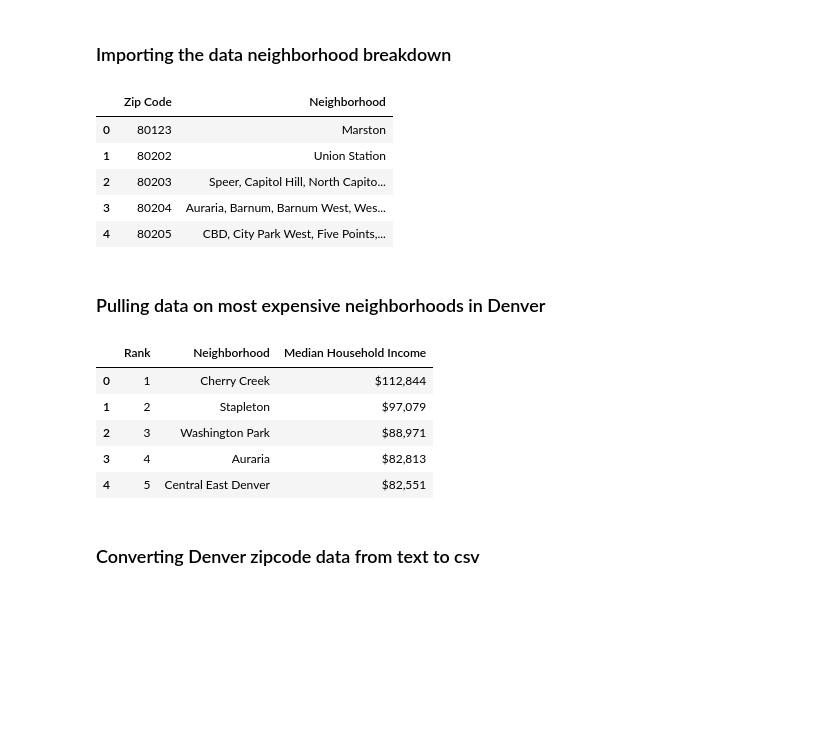
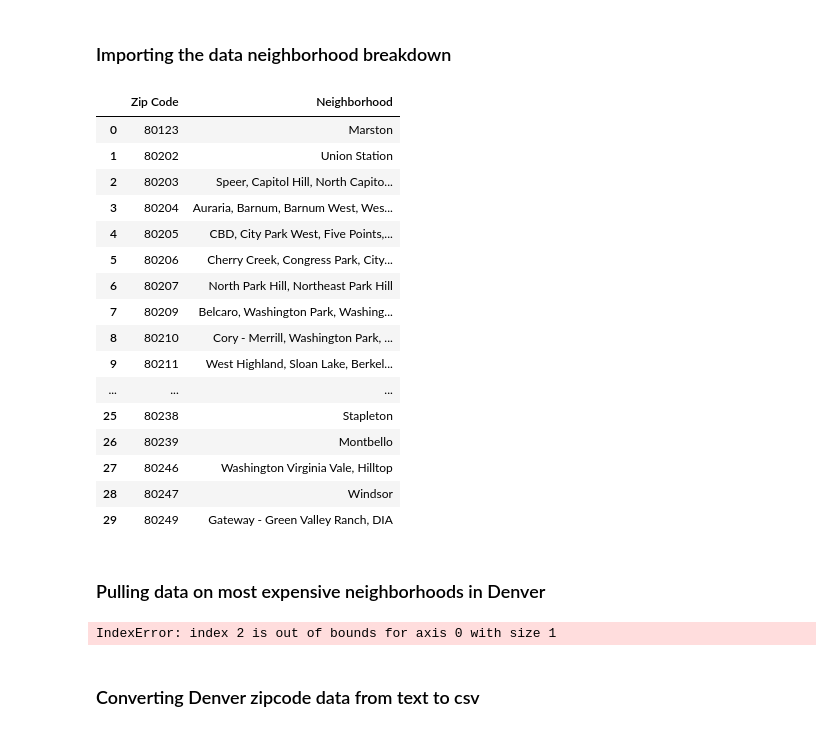
Before and after one commit to strange1120/battle-of-the-neighborhoods, a Jupyter notebook: battle-of-the-neighborhoods-denver.ipynb, the cells around one changed output. Cells and saved outputs as stored; diff of their text form; code cells hidden in the pictures; blank space fills up the shorter version.

Commit message:
found better source for average cost of living data now trying to transpose the data frame

```diff
--- a/battle-of-the-neighborhoods-denver.ipynb
+++ b/battle-of-the-neighborhoods-denver.ipynb
@@ -63,14 +63,25 @@ active_biz_licenses_data.head()
 ### Importing the data neighborhood breakdown
 # %%
 denver_neighborhoods = pd.read_csv('zips_neighborhoods.csv')
-denver_neighborhoods.head()
+denver_neighborhoods
 # %% [output]
 |  | Zip Code | Neighborhood |
 | 0 | 80123 | Marston |
 | 1 | 80202 | Union Station |
 | 2 | 80203 | Speer, Capitol Hill, North Capito... |
 | 3 | 80204 | Auraria, Barnum, Barnum West, Wes... |
 | 4 | 80205 | CBD, City Park West, Five Points,... |
+| 5 | 80206 | Cherry Creek, Congress Park, City... |
+| 6 | 80207 | North Park Hill, Northeast Park Hill |
+| 7 | 80209 | Belcaro, Washington Park, Washing... |
+| 8 | 80210 | Cory - Merrill, Washington Park, ... |
+| 9 | 80211 | West Highland, Sloan Lake, Berkel... |
+| ... | ... | ... |
+| 25 | 80238 | Stapleton |
+| 26 | 80239 | Montbello |
+| 27 | 80246 | Washington Virginia Vale, Hilltop |
+| 28 | 80247 | Windsor |
+| 29 | 80249 | Gateway - Green Valley Ranch, DIA |
 # %% [markdown]
 ### Pulling data on most expensive neighborhoods in Denver
 # %%
@@ -83,16 +94,15 @@ with open("cost_of_living_data.csv", "w") as f:
     wr = csv.writer(f)
     wr.writerow(headers)
     wr.writerows([[td.text.rstrip() for td in row.find_all("td")] for row in table.select("tr")])
-# %%
-cost_of_living_data = pd.read_csv('cost_of_living_data.csv')
-cost_of_living_data.head()
-# %% [output]
-|  | Rank | Neighborhood | Median Household Income |
-| 0 | 1 | Cherry Creek | $112,844 |
-| 1 | 2 | Stapleton | $97,079 |
-| 2 | 3 | Washington Park | $88,971 |
-| 3 | 4 | Auraria | $82,813 |
-| 4 | 5 | Central East Denver | $82,551 |
+# %%
+cost_of_living_data = pd.read_csv('average_rent.csv')
+
+cost_of_living_data.drop(cost_of_living_data.columns[2], axis=1)
+cost_of_living_data.reset_index(drop=True)
+#transposed_data = cost_of_living_data.T
+cost_of_living_data.head()
+# %% [output]
+IndexError: index 2 is out of bounds for axis 0 with size 1
 # %% [markdown]
 ### Converting Denver zipcode data from text to csv
 # %%
```
Also changed, not shown: parts of 5 cells of this notebook, 2 other files.
